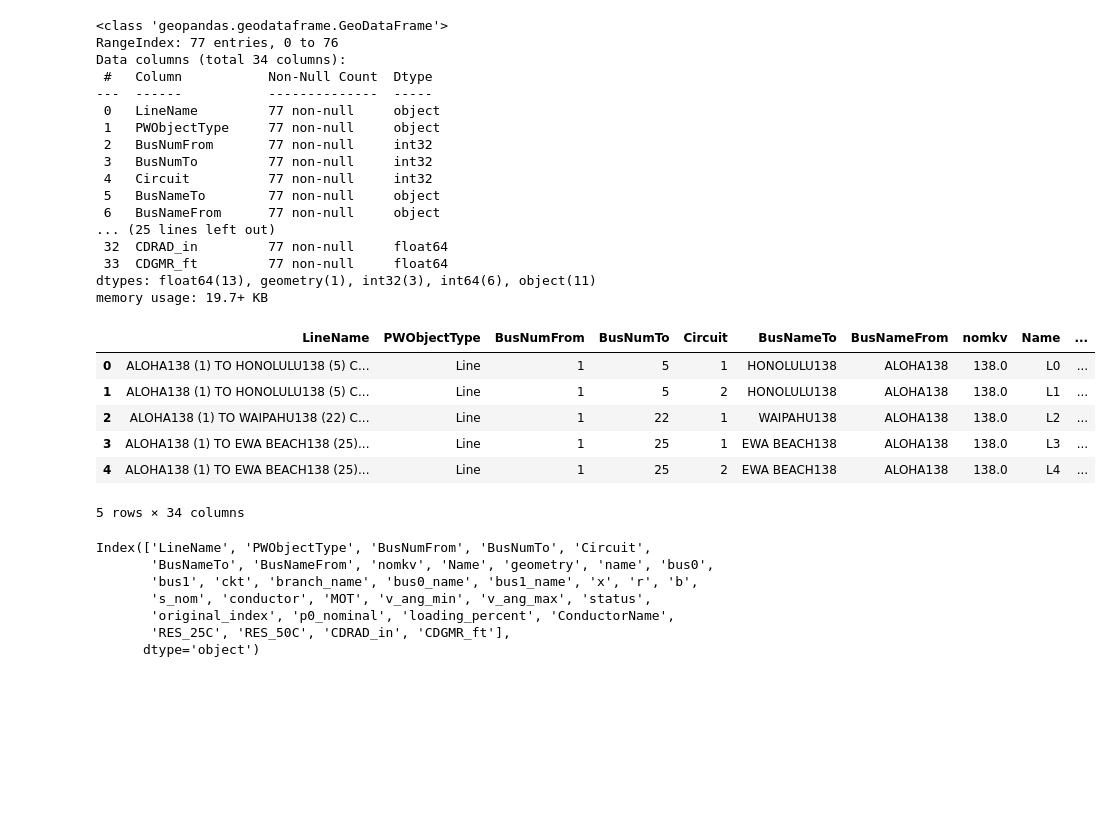
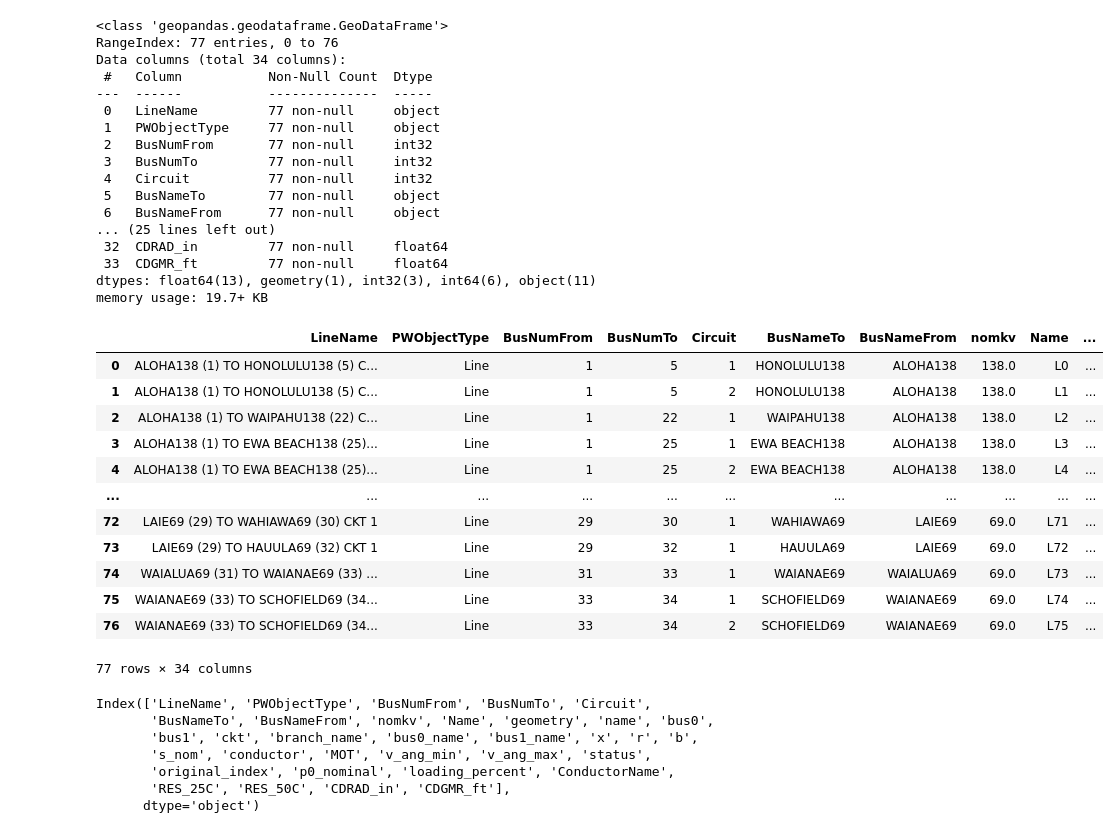
Before and after one commit to AvaS11/HackOHI-O-2025, a Jupyter notebook: newNotebook.ipynb, the cells around one changed output. Drawn from its saved outputs; the diff is of its cells as text; code cells hidden in the pictures; blank space fills up the shorter version.

```diff
--- a/newNotebook.ipynb
+++ b/newNotebook.ipynb
@@ -20,35 +20,43 @@ merged = df.merge(conductor_lib, left_on='conductor', right_on='ConductorName',
 
 # Merge with geo DataFrame to get geographical information
 geo_df = geo.merge(merged, left_on='Name', right_on='name', how='left')
 
 # Display the first few rows of the merged DataFrame
 geo_df.info()
-geo_df.head()
+display(geo_df)
+
+geo_df.to_csv('merged_lines_flows_conductors_geo.csv', index=False)
 # %% [output]
 <class 'geopandas.geodataframe.GeoDataFrame'>
 RangeIndex: 77 entries, 0 to 76
 Data columns (total 34 columns):
  #   Column           Non-Null Count  Dtype
 ---  ------           --------------  -----
  0   LineName         77 non-null     object
  1   PWObjectType     77 non-null     object
  2   BusNumFrom       77 non-null     int32
  3   BusNumTo         77 non-null     int32
  4   Circuit          77 non-null     int32
  5   BusNameTo        77 non-null     object
  6   BusNameFrom      77 non-null     object
 ... (25 lines left out)
  32  CDRAD_in         77 non-null     float64
  33  CDGMR_ft         77 non-null     float64
 dtypes: float64(13), geometry(1), int32(3), int64(6), object(11)
 memory usage: 19.7+ KB
 |  | LineName | PWObjectType | BusNumFrom | BusNumTo | Circuit | BusNameTo | BusNameFrom | nomkv | Name | ... |
 | 0 | ALOHA138 (1) TO HONOLULU138 (5) C... | Line | 1 | 5 | 1 | HONOLULU138 | ALOHA138 | 138.0 | L0 | ... |
 | 1 | ALOHA138 (1) TO HONOLULU138 (5) C... | Line | 1 | 5 | 2 | HONOLULU138 | ALOHA138 | 138.0 | L1 | ... |
 | 2 | ALOHA138 (1) TO WAIPAHU138 (22) C... | Line | 1 | 22 | 1 | WAIPAHU138 | ALOHA138 | 138.0 | L2 | ... |
 | 3 | ALOHA138 (1) TO EWA BEACH138 (25)... | Line | 1 | 25 | 1 | EWA BEACH138 | ALOHA138 | 138.0 | L3 | ... |
 | 4 | ALOHA138 (1) TO EWA BEACH138 (25)... | Line | 1 | 25 | 2 | EWA BEACH138 | ALOHA138 | 138.0 | L4 | ... |
+| ... | ... | ... | ... | ... | ... | ... | ... | ... | ... | ... |
+| 72 | LAIE69 (29) TO WAHIAWA69 (30) CKT 1 | Line | 29 | 30 | 1 | WAHIAWA69 | LAIE69 | 69.0 | L71 | ... |
+| 73 | LAIE69 (29) TO HAUULA69 (32) CKT 1 | Line | 29 | 32 | 1 | HAUULA69 | LAIE69 | 69.0 | L72 | ... |
+| 74 | WAIALUA69 (31) TO WAIANAE69 (33) ... | Line | 31 | 33 | 1 | WAIANAE69 | WAIALUA69 | 69.0 | L73 | ... |
+| 75 | WAIANAE69 (33) TO SCHOFIELD69 (34... | Line | 33 | 34 | 1 | SCHOFIELD69 | WAIANAE69 | 69.0 | L74 | ... |
+| 76 | WAIANAE69 (33) TO SCHOFIELD69 (34... | Line | 33 | 34 | 2 | SCHOFIELD69 | WAIANAE69 | 69.0 | L75 | ... |
-5 rows × 34 columns
+77 rows × 34 columns
 # %%
 display(geo_df.columns)
 # %% [output]
```
Also changed, not shown: parts of 7 cells of this notebook, 37 other files.
